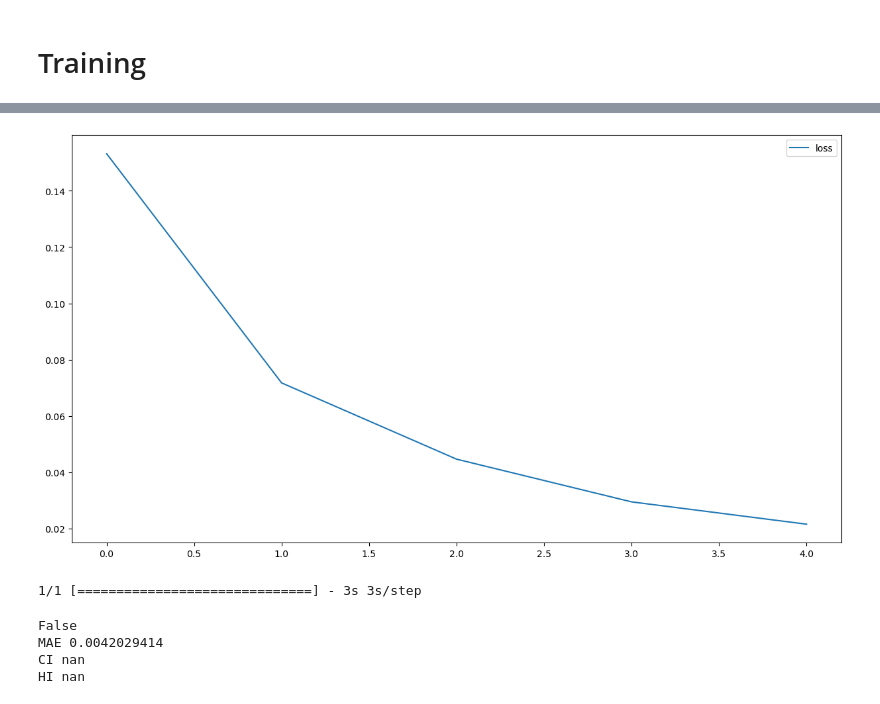
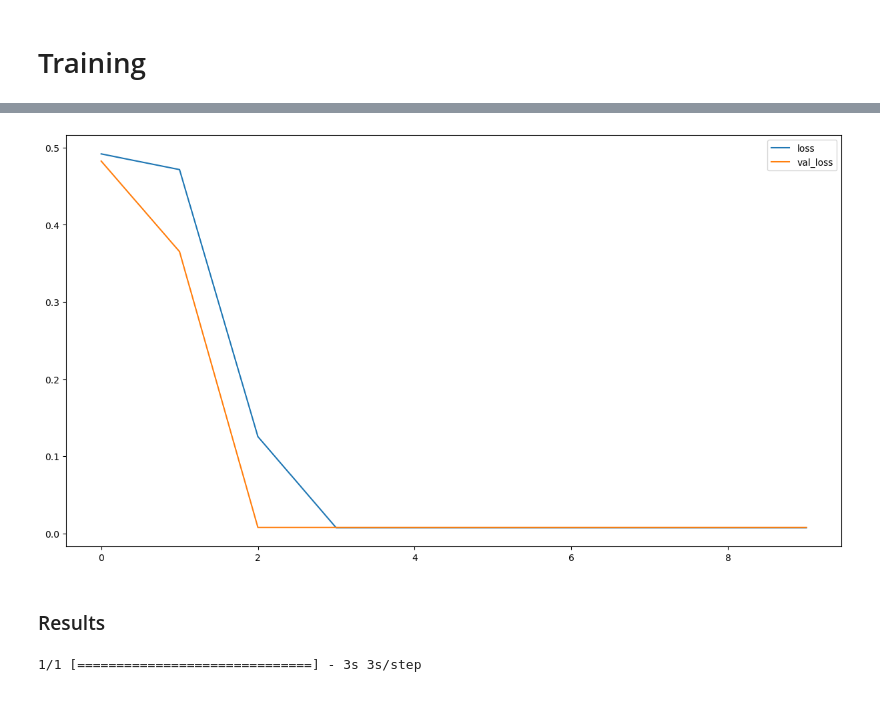
Before and after one commit to jbrneto/cnn-dosimetry, a Jupyter notebook: CNN.ipynb, the cells around one changed output, grey strips where cells are left out. Cells and saved outputs as stored; diff of their text form; code cells hidden in the pictures.

```diff
--- a/CNN.ipynb
+++ b/CNN.ipynb
@@ -138,9 +258,12 @@ Preloading cases  4
 # %%
-qtd_structures = 2
+qtd_structures = 1
+optimizer = tf.keras.optimizers.Adam(learning_rate=0.001)
+loss = tf.keras.losses.MeanAbsoluteError()
+#loss = tf.keras.losses.BinaryCrossentropy()
+
+#unet = Unet(instance_shape_teste)
 unet = Unet((instance_shape[0], instance_shape[1], instance_shape[2], qtd_structures))
-unet.compile(optimizer='adam', loss='mae')
-checkpoint = ModelCheckpoint(checkpoint_path+'checkpoints/', monitor='loss', save_best_only=True, save_weights_only=False)
+unet.compile(optimizer=optimizer, loss=loss)
 # %%
-unet = tf.keras.models.load_model(checkpoint_path+'model')
-unet.compile(optimizer='adam', loss='mae')
-#unet2 = tf.keras.models.load_model(checkpoint_path+'checkpoints/')
+#unet = tf.keras.models.load_model(checkpoint_path+'model')
+#unet.compile(optimizer='adam', loss='mae')
@@ -167,10 +363,22 @@ ________________________________________________________________________________
+# %%
+capture_cb = WeightCapture(unet)
+capture_cb.on_epoch_end(-1)
 # %%
+%%time
+
 epochs = 10
-batch_size = 4
+#instance_loader.batch(batch_size)
 
-instance_loader.batch(batch_size)
 t1 = datetime.now()
-results = unet.fit(instance_loader.trainGen, validation_data=instance_loader.testGen, batch_size=batch_size, epochs=epochs)#, callbacks=[checkpoint])
+results = unet.fit(
+    #train_gen_teste,
+    instance_loader.trainGen,
+    validation_data=instance_loader.testGen,#valid_gen_teste,
+    steps_per_epoch=len(instance_loader.trainGen),#train_steps_teste,
+    validation_steps=len(instance_loader.testGen),#valid_steps_teste,
+    epochs=epochs,#20,
+    callbacks=[capture_cb]
+)
 t2 = datetime.now()
 print('TIME:', (t2-t1))
 # %% [output]
@@ -184,8 +406,8 @@ INFO:tensorflow:Assets written to: C:/Users/joao/Desktop/tese/Projeto/models/mod
 # %%
 plt.figure(figsize=(15,8))
 plt.plot(results.history['loss'], label='loss')
-#plt.plot(results.history['accuracy'], label='accuracy')
+plt.plot(results.history['val_loss'], label='val_loss')
 plt.legend()
 plt.show()
 # %% [output]
-[figure, old version]
+[figure, new version]
@@ -191,0 +416,2 @@ plt.show()
+# %% [markdown]
+### Results
@@ -194,23 +422,3 @@ cases, doses = instance_loader.testGen[0]
 predictions = unet.predict(cases)
 # %% [output]
 1/1 [==============================] - 3s 3s/step
-# %%
-case_index = 0
-
-ptv = cases[case_index][:,:,:,1]
-dose = doses[case_index][:,:,:,0]
-pred_dose = predictions[case_index][:,:,:,0]
-
-print(pred_dose.any())
-
-err = tf.keras.losses.MeanAbsoluteError()(doses, predictions).numpy()
-print('MAE', err)
-CIndex = metrics.calc_conformity(ptv, pred_dose)
-print('CI', CIndex)
-HIndex = metrics.calc_homogeneity(pred_dose)
-print('HI', HIndex)
-# %% [output]
-False
-MAE 0.0042029414
-CI nan
-HI nan
```
Also changed, not shown: parts of 48 cells of this notebook, 6 other files.
